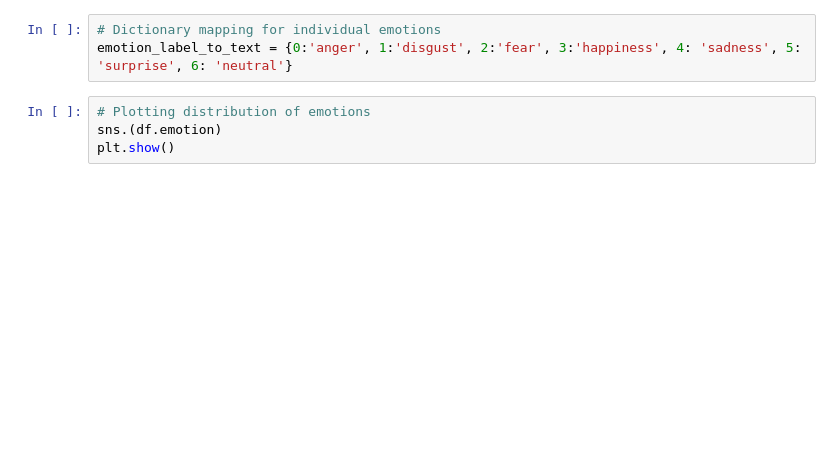
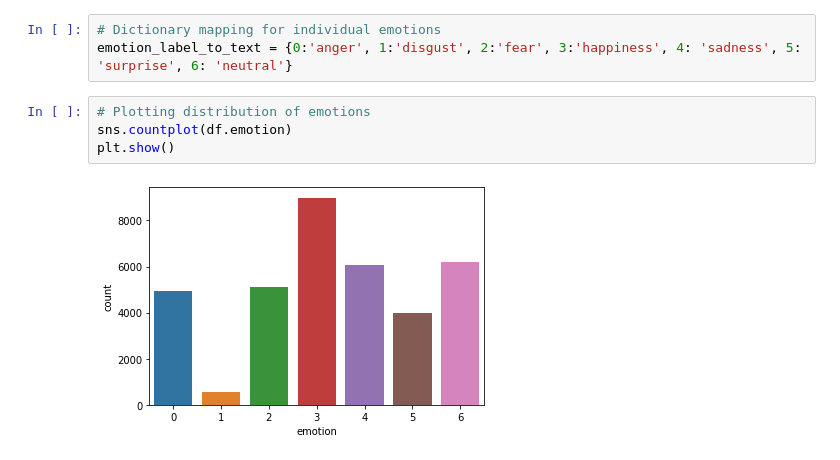
Before and after one commit to Shailendra114/Face-Emotion-Recognition-Deep-Learning-Project, a Jupyter notebook: Live_Class_Monitoring_System_(Face_Emotion_Recognition_Deep_Learning)_Project.ipynb, the cells around one changed output. Saved outputs shown, nothing was run; the diff lists cells and outputs as text; blank space fills up the shorter version.

Commit message:
Visualizing the images in the file

```diff
--- a/Live_Class_Monitoring_System_(Face_Emotion_Recognition_Deep_Learning)_Project.ipynb
+++ b/Live_Class_Monitoring_System_(Face_Emotion_Recognition_Deep_Learning)_Project.ipynb
@@ -97,5 +112,7 @@ df.emotion.unique()
 emotion_label_to_text = {0:'anger', 1:'disgust', 2:'fear', 3:'happiness', 4: 'sadness', 5: 'surprise', 6: 'neutral'}
 # %%
 # Plotting distribution of emotions
-sns.(df.emotion)
+sns.countplot(df.emotion)
 plt.show()
+# %% [output]
+[figure, added]
```
Also changed, not shown: parts of 7 cells of this notebook.
